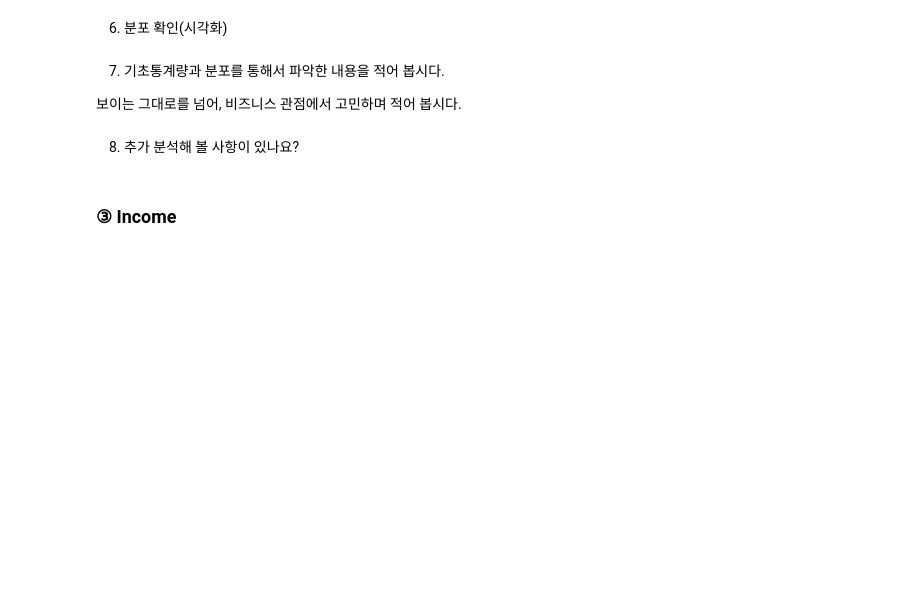
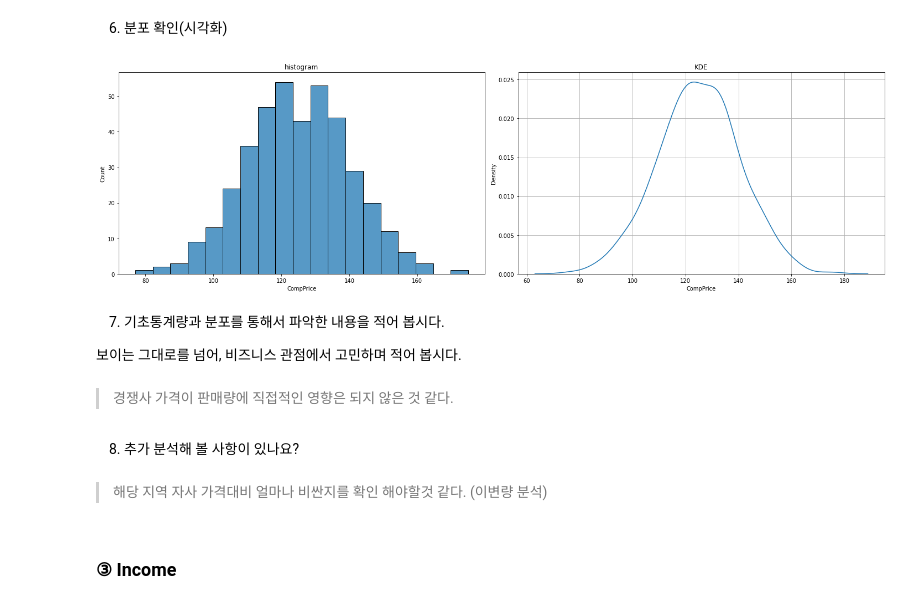
Before and after one commit to jhg2957/aivleschool_EDA, a Jupyter notebook: 06과 단변량분석 종합실습과제2.ipynb, the cells around one changed output. Saved outputs shown, nothing was run; the diff lists cells and outputs as text; code cells hidden in the pictures; blank space fills up the shorter version.

```diff
--- a/06과 단변량분석 종합실습과제2.ipynb
+++ b/06과 단변량분석 종합실습과제2.ipynb
@@ -174,11 +194,29 @@ max      175.000000
 Name: CompPrice, dtype: float64
 # %% [markdown]
 6) 분포 확인(시각화)
+# %%
+plt.figure(figsize=(20, 6))
+
+plt.subplot(1, 2, 1)
+sns.histplot(data['CompPrice']).set_title('histogram')
+
+plt.subplot(1, 2, 2)
+sns.kdeplot(data['CompPrice']).set_title('KDE')
+plt.grid(True)
+
+plt.tight_layout()
+plt.show()
+# %% [output]
+[figure, added]
 # %% [markdown]
 7) 기초통계량과 분포를 통해서 파악한 내용을 적어 봅시다.
 
 보이는 그대로를 넘어, 비즈니스 관점에서 고민하며 적어 봅시다.
+# %% [markdown]
+> 경쟁사 가격이 판매량에 직접적인 영향은 되지 않은 것 같다.
 # %% [markdown]
 8) 추가 분석해 볼 사항이 있나요?
+# %% [markdown]
+> 해당 지역 자사 가격대비 얼마나 비싼지를 확인 해야할것 같다. (이변량 분석)
 # %% [markdown]
 ### ③ Income
```
Also changed, not shown: parts of 24 cells of this notebook.
